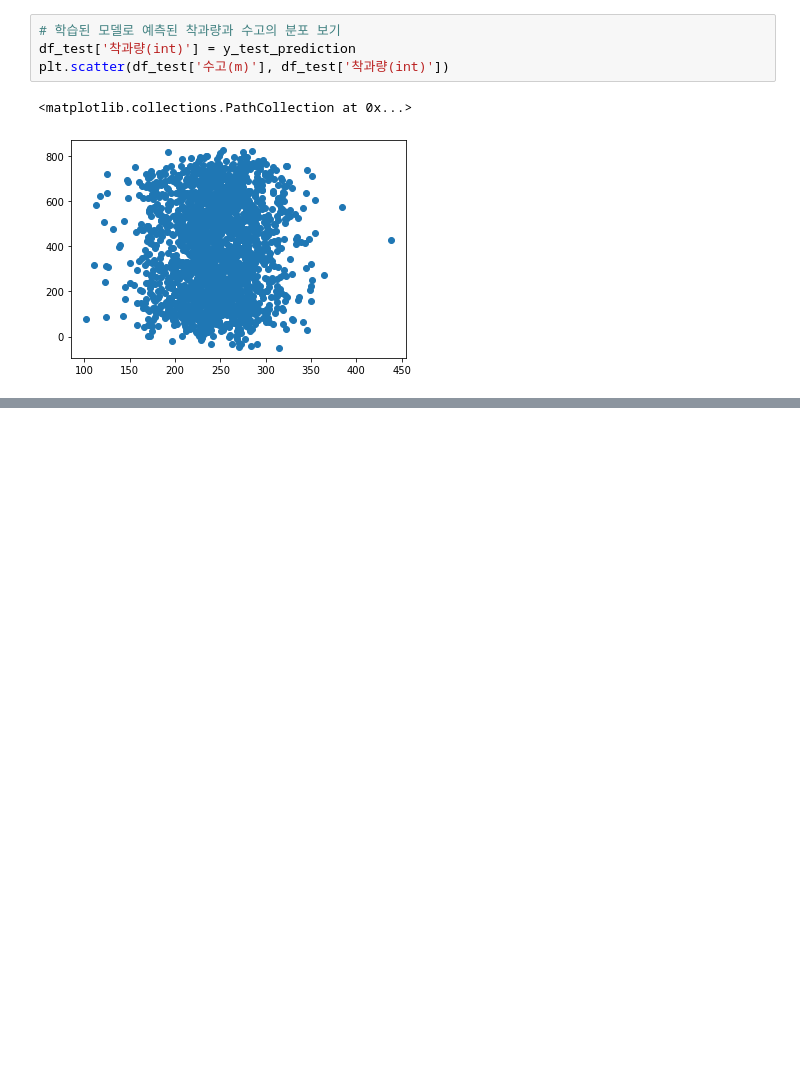
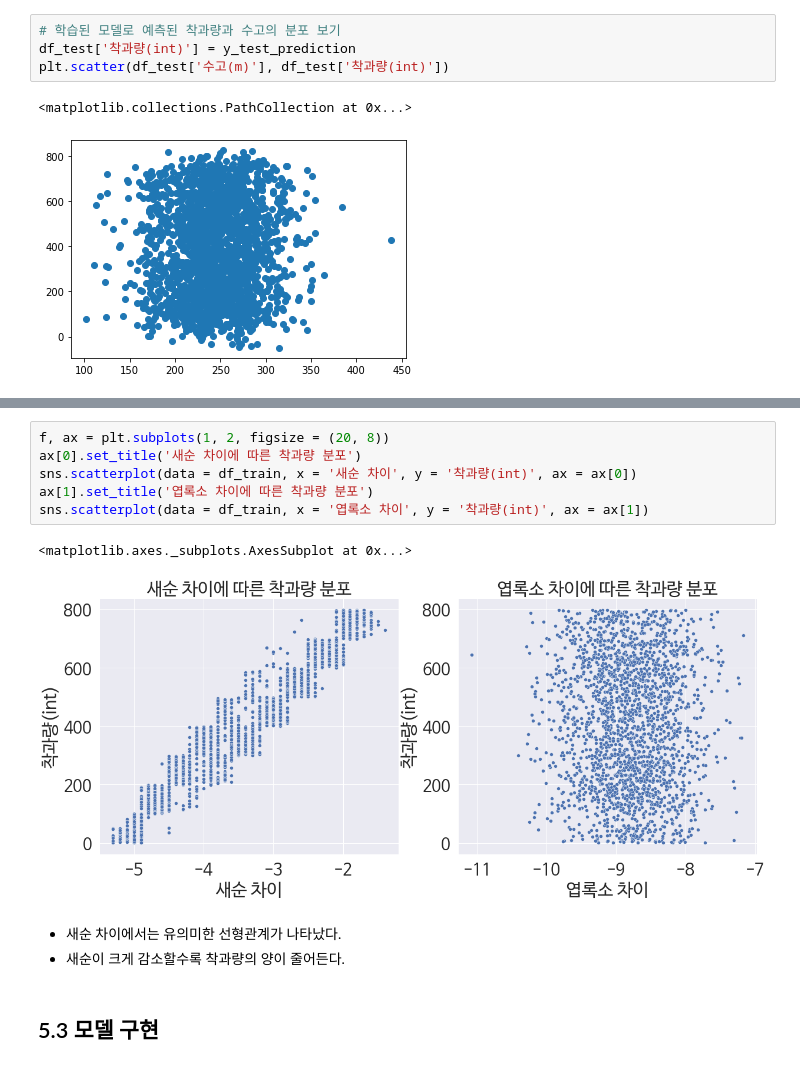
Before and after one commit to JaeHong-Park987/Citrus_fruit_set, a Jupyter notebook: 감귤 착과량 예측.ipynb, the cells around one changed output, grey strips where cells are left out. Saved outputs shown, nothing was run; the diff lists cells and outputs as text; blank space fills up the shorter version.

```diff
--- a/감귤 착과량 예측.ipynb
+++ b/감귤 착과량 예측.ipynb
@@ -249,0 +329,14 @@ plt.scatter(df_test['수고(m)'], df_test['착과량(int)'])
+# %%
+f, ax = plt.subplots(1, 2, figsize = (20, 8))
+ax[0].set_title('새순 차이에 따른 착과량 분포')
+sns.scatterplot(data = df_train, x = '새순 차이', y = '착과량(int)', ax = ax[0])
+ax[1].set_title('엽록소 차이에 따른 착과량 분포')
+sns.scatterplot(data = df_train, x = '엽록소 차이', y = '착과량(int)', ax = ax[1])
+# %% [output]
+<matplotlib.axes._subplots.AxesSubplot at 0x...>
+[figure, added]
+# %% [markdown]
+* 새순 차이에서는 유의미한 선형관계가 나타났다.
+* 새순이 크게 감소할수록 착과량의 양이 줄어든다.
+# %% [markdown]
+## 5.3 모델 구현
```
Also changed, not shown: parts of 20 cells of this notebook.
